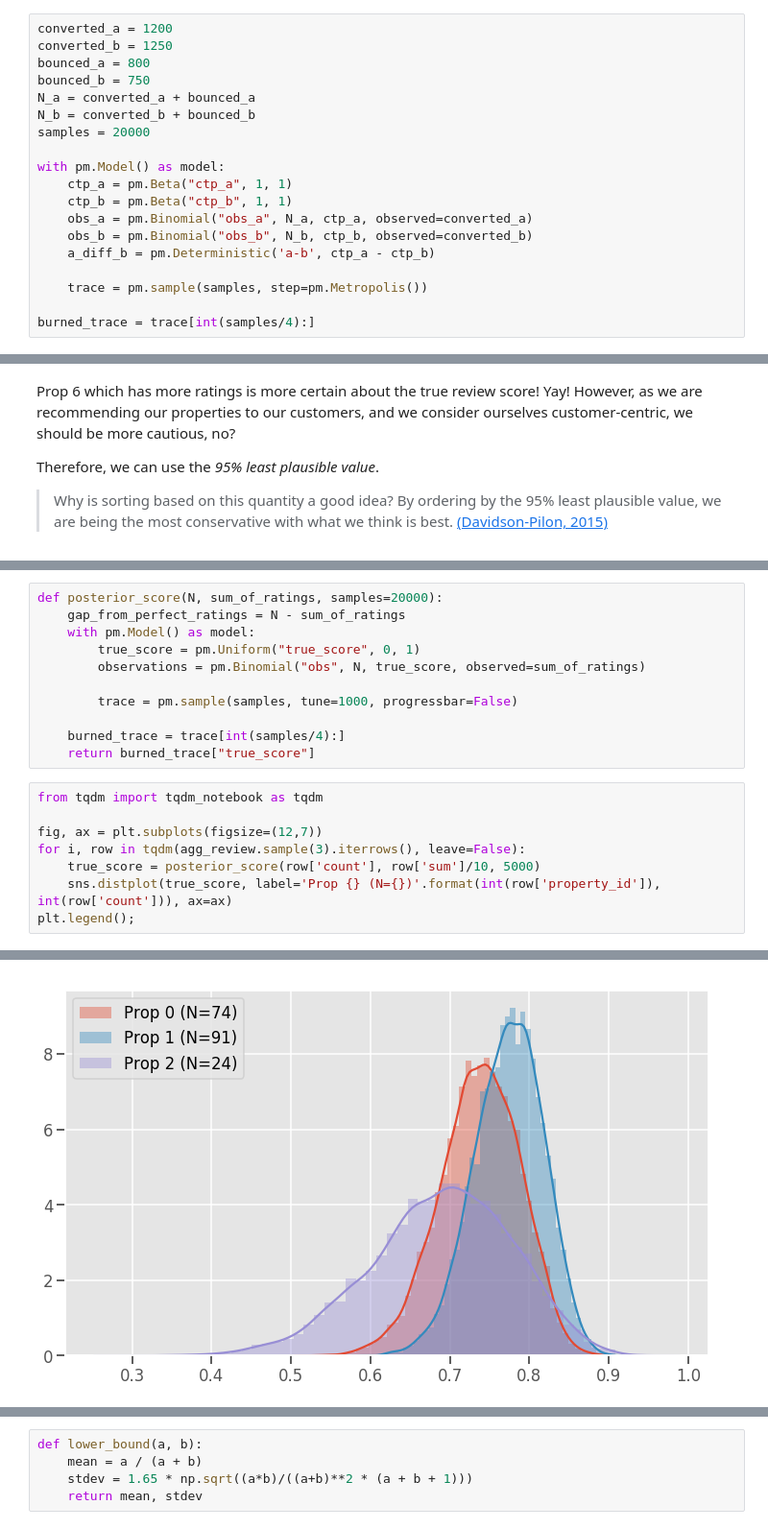
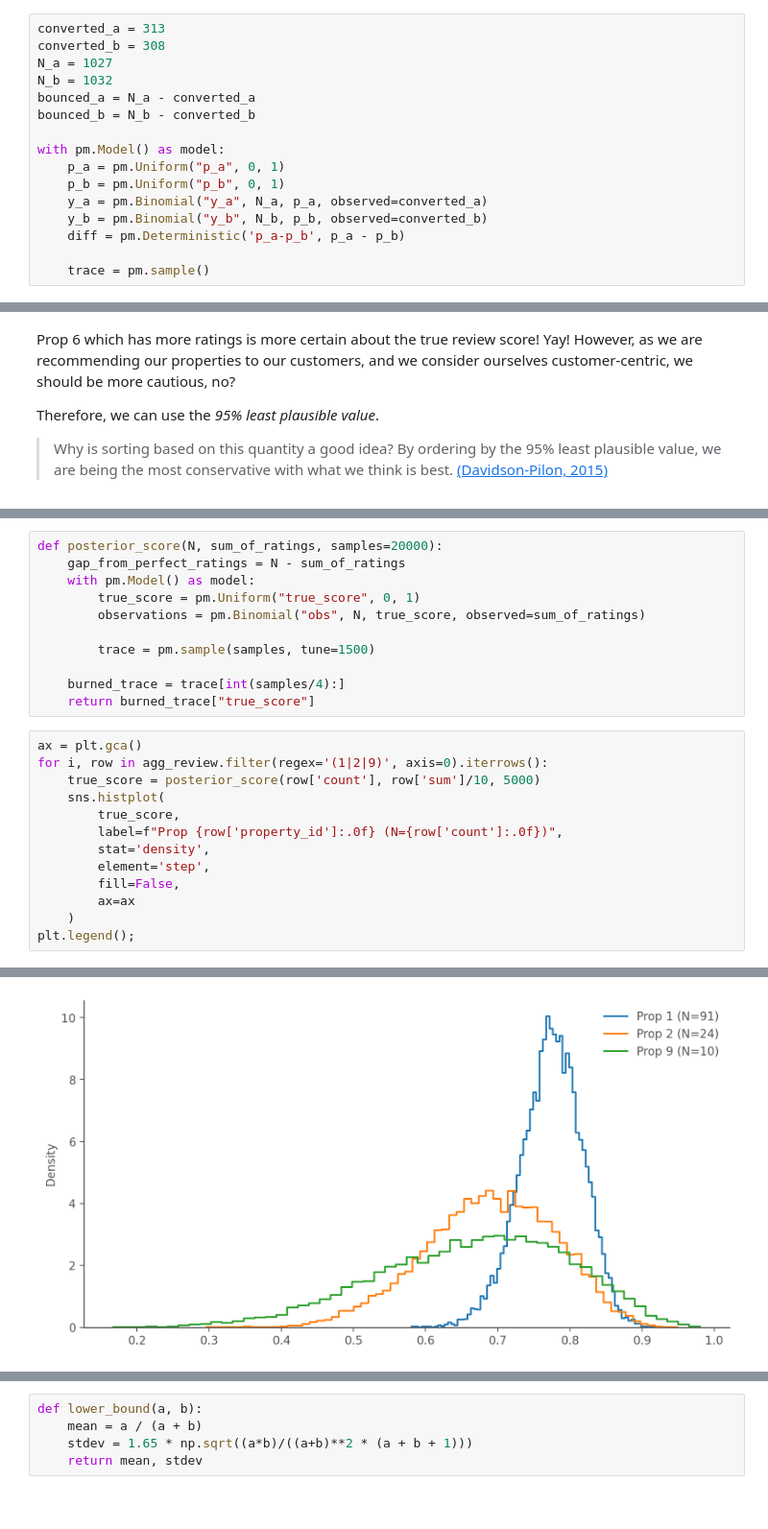
Before and after one commit to aliakbars/talks, a Jupyter notebook: Probabilistic Programming.ipynb, the cells around one changed output, grey strips where cells are left out. Shown at 96% size. Saved outputs shown, nothing was run; the diff lists cells and outputs as text; blank space fills up the shorter version.

```diff
--- a/Probabilistic Programming.ipynb
+++ b/Probabilistic Programming.ipynb
@@ -52,22 +52,19 @@ plt.legend();
 # %% [markdown]
 Let's do it ourselves so we can actually modify the results as we want. In this case, we reframe the problem from $p(a > b)$ to $p(a-b > 0)$.
 # %%
-converted_a = 1200
-converted_b = 1250
-bounced_a = 800
-bounced_b = 750
-N_a = converted_a + bounced_a
-N_b = converted_b + bounced_b
-samples = 20000
+converted_a = 313
+converted_b = 308
+N_a = 1027
+N_b = 1032
+bounced_a = N_a - converted_a
+bounced_b = N_b - converted_b
 
 with pm.Model() as model:
-    ctp_a = pm.Beta("ctp_a", 1, 1)
-    ctp_b = pm.Beta("ctp_b", 1, 1)
-    obs_a = pm.Binomial("obs_a", N_a, ctp_a, observed=converted_a)
-    obs_b = pm.Binomial("obs_b", N_b, ctp_b, observed=converted_b)
-    a_diff_b = pm.Deterministic('a-b', ctp_a - ctp_b)
+    p_a = pm.Uniform("p_a", 0, 1)
+    p_b = pm.Uniform("p_b", 0, 1)
+    y_a = pm.Binomial("y_a", N_a, p_a, observed=converted_a)
+    y_b = pm.Binomial("y_b", N_b, p_b, observed=converted_b)
+    diff = pm.Deterministic('p_a-p_b', p_a - p_b)
 
-    trace = pm.sample(samples, step=pm.Metropolis())
-
-burned_trace = trace[int(samples/4):]
+    trace = pm.sample()
 # %% [output]
@@ -210,16 +226,21 @@ def posterior_score(N, sum_of_ratings, samples=20000):
         true_score = pm.Uniform("true_score", 0, 1)
         observations = pm.Binomial("obs", N, true_score, observed=sum_of_ratings)
 
-        trace = pm.sample(samples, tune=1000, progressbar=False)
+        trace = pm.sample(samples, tune=1500)
 
     burned_trace = trace[int(samples/4):]
     return burned_trace["true_score"]
 # %%
-from tqdm import tqdm_notebook as tqdm
-
-fig, ax = plt.subplots(figsize=(12,7))
-for i, row in tqdm(agg_review.sample(3).iterrows(), leave=False):
+ax = plt.gca()
+for i, row in agg_review.filter(regex='(1|2|9)', axis=0).iterrows():
     true_score = posterior_score(row['count'], row['sum']/10, 5000)
-    sns.distplot(true_score, label='Prop {} (N={})'.format(int(row['property_id']), int(row['count'])), ax=ax)
+    sns.histplot(
+        true_score,
+        label=f"Prop {row['property_id']:.0f} (N={row['count']:.0f})",
+        stat='density',
+        element='step',
+        fill=False,
+        ax=ax
+    )
 plt.legend();
 # %% [output]
@@ -240,2 +268,2 @@ NUTS: [true_score]
-[figure, old version]
+[figure, new version]
 # %% [markdown]
```
Also changed, not shown: parts of 27 cells of this notebook.
